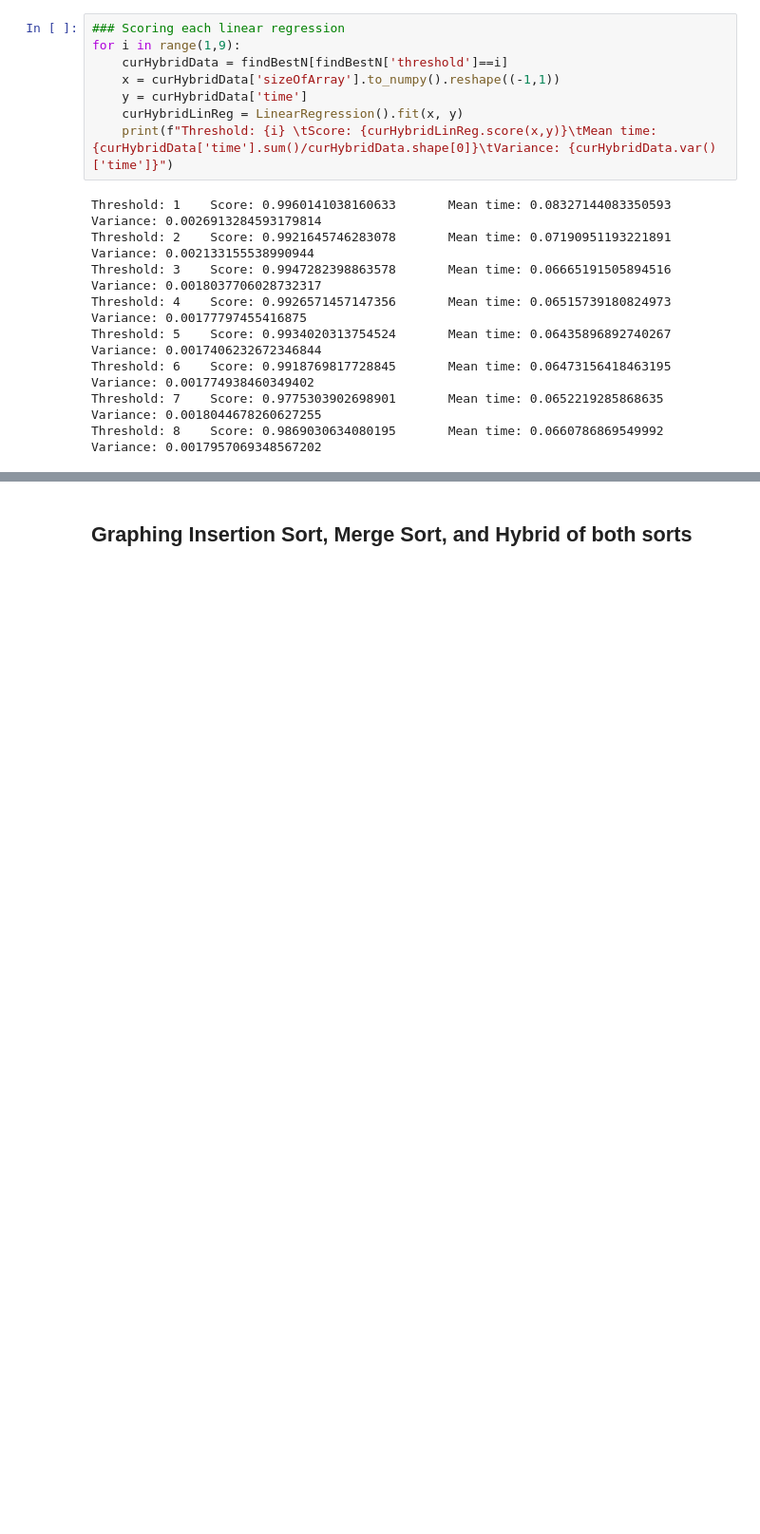
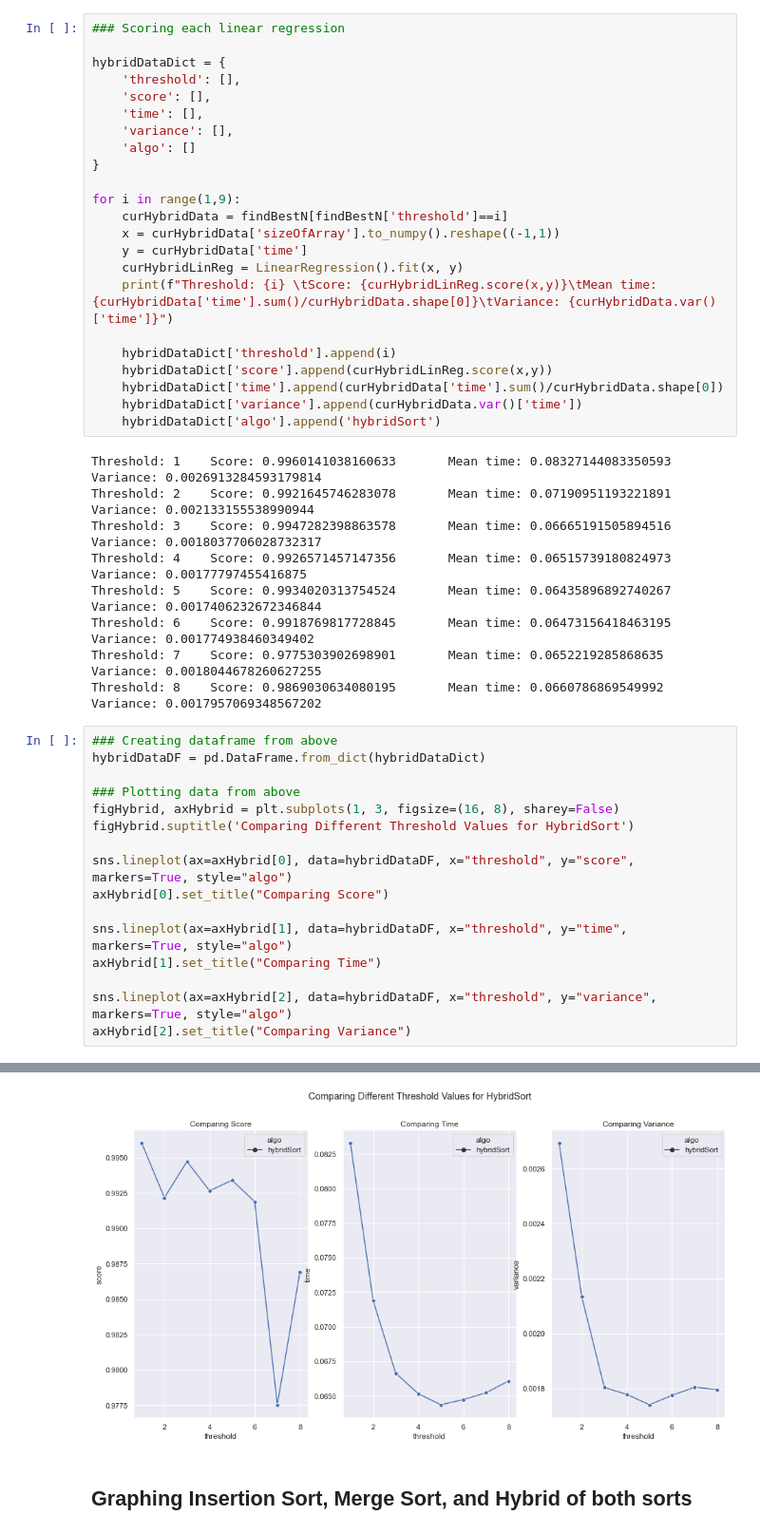
Before and after one commit to TsienJin/SC2001-Group-Projects, a Jupyter notebook: Proj1/Findings.ipynb, the cells around one changed output, grey strips where cells are left out. Shown at 95% size. Drawn from its saved outputs; the diff is of its cells as text; blank space fills up the shorter version.

Commit message:
Added graph for comparing different thresholds

```diff
--- a/Proj1/Findings.ipynb
+++ b/Proj1/Findings.ipynb
@@ -195,12 +195,27 @@ hybridNPlot.map(sns.scatterplot, "sizeOfArray", "time")
 From the FacetGrid plot above, we can notice an interestingtrend where when `n=odd` there are less outliers than when `n=even`.
 # %%
 ### Scoring each linear regression
+
+hybridDataDict = {
+    'threshold': [],
+    'score': [],
+    'time': [],
+    'variance': [],
+    'algo': []
+}
+
 for i in range(1,9):
     curHybridData = findBestN[findBestN['threshold']==i]
     x = curHybridData['sizeOfArray'].to_numpy().reshape((-1,1))
     y = curHybridData['time']
     curHybridLinReg = LinearRegression().fit(x, y)
     print(f"Threshold: {i} \tScore: {curHybridLinReg.score(x,y)}\tMean time: {curHybridData['time'].sum()/curHybridData.shape[0]}\tVariance: {curHybridData.var()['time']}")
+
+    hybridDataDict['threshold'].append(i)
+    hybridDataDict['score'].append(curHybridLinReg.score(x,y))
+    hybridDataDict['time'].append(curHybridData['time'].sum()/curHybridData.shape[0])
+    hybridDataDict['variance'].append(curHybridData.var()['time'])
+    hybridDataDict['algo'].append('hybridSort')
 # %% [output]
 Threshold: 1    Score: 0.9960141038160633       Mean time: 0.08327144083350593  Variance: 0.0026913284593179814
 Threshold: 2    Score: 0.9921645746283078       Mean time: 0.07190951193221891  Variance: 0.002133155538990944
@@ -210,3 +225,20 @@ Threshold: 5    Score: 0.9934020313754524       Mean time: 0.06435896892740267
 Threshold: 6    Score: 0.9918769817728845       Mean time: 0.06473156418463195  Variance: 0.001774938460349402
 Threshold: 7    Score: 0.9775303902698901       Mean time: 0.0652219285868635   Variance: 0.0018044678260627255
 Threshold: 8    Score: 0.9869030634080195       Mean time: 0.0660786869549992   Variance: 0.0017957069348567202
+# %%
+### Creating dataframe from above
+hybridDataDF = pd.DataFrame.from_dict(hybridDataDict)
+
+### Plotting data from above
+figHybrid, axHybrid = plt.subplots(1, 3, figsize=(16, 8), sharey=False)
+figHybrid.suptitle('Comparing Different Threshold Values for HybridSort')
+
+sns.lineplot(ax=axHybrid[0], data=hybridDataDF, x="threshold", y="score", markers=True, style="algo")
+axHybrid[0].set_title("Comparing Score")
+
+sns.lineplot(ax=axHybrid[1], data=hybridDataDF, x="threshold", y="time", markers=True, style="algo")
+axHybrid[1].set_title("Comparing Time")
+
+sns.lineplot(ax=axHybrid[2], data=hybridDataDF, x="threshold", y="variance", markers=True, style="algo")
+axHybrid[2].set_title("Comparing Variance")
+# %% [output]
@@ -213,3 +246,4 @@ Threshold: 8    Score: 0.9869030634080195       Mean time: 0.0660786869549992
+[figure, added]
 # %% [markdown]
 ## Graphing Insertion Sort, Merge Sort, and Hybrid of both sorts
 # %% [markdown]
```
Also changed, not shown: parts of 2 cells of this notebook.
